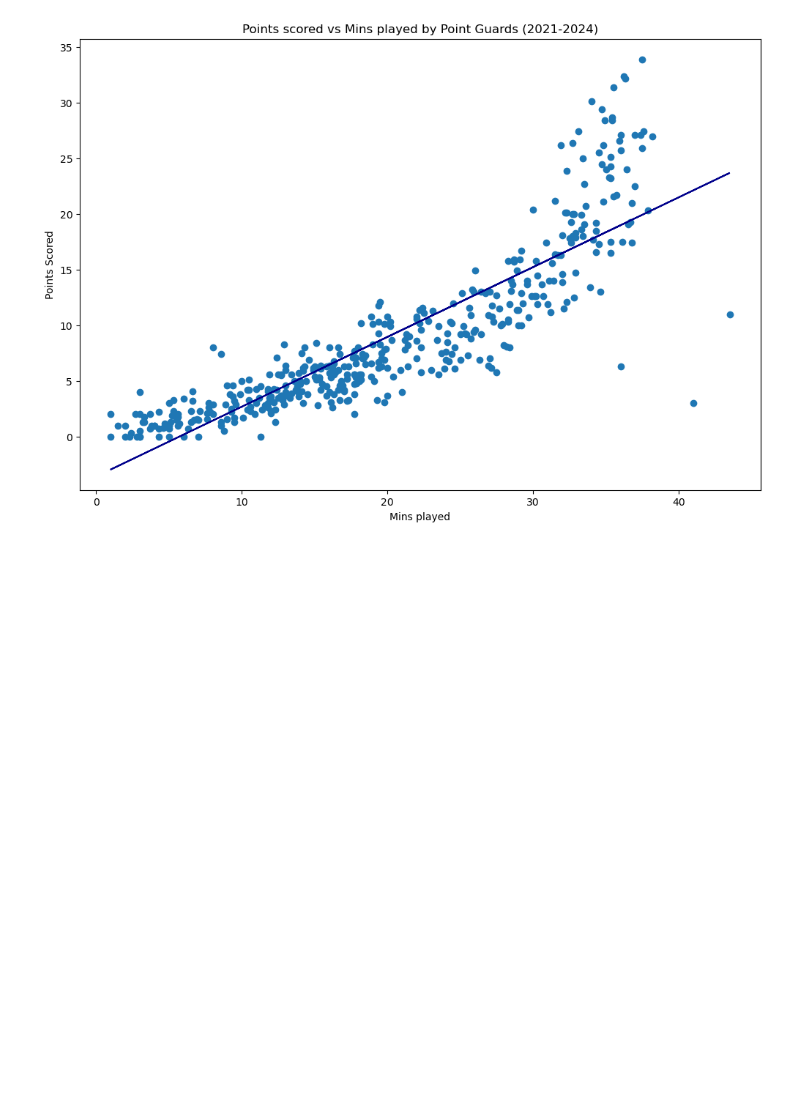
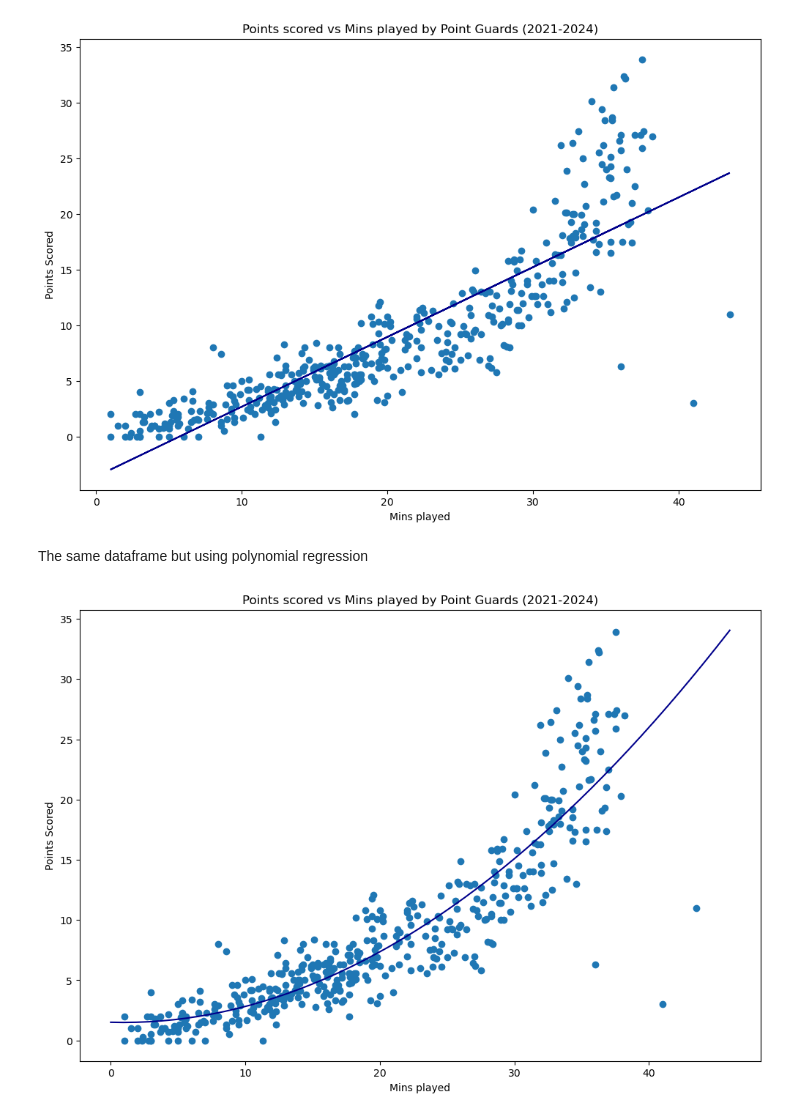
Before and after one commit to olvr446/NBAI, a Jupyter notebook: main.ipynb, the cells around one changed output. Cells and saved outputs as stored; diff of their text form; code cells hidden in the pictures; blank space fills up the shorter version.

Commit message:
adding polynomial regression

```diff
--- a/main.ipynb
+++ b/main.ipynb
@@ -95,3 +96,18 @@ plt.title("Points scored vs Mins played by Point Guards (2021-2024)")
 plt.show()
 # %% [output]
 [figure]
+# %% [markdown]
+The same dataframe but using polynomial regression
+# %%
+poly_model = np.poly1d(np.polyfit(pg_mins, pg_points, 3))
+poly_line = np.linspace(0, 46)
+
+plt.figure(figsize=(12,8))
+plt.scatter(pg_mins, pg_points)
+plt.plot(poly_line, poly_model(poly_line), color="darkblue")
+plt.xlabel("Mins played")
+plt.ylabel("Points Scored")
+plt.title("Points scored vs Mins played by Point Guards (2021-2024)")
+plt.show()
+# %% [output]
+[figure, added]
```
Also changed, not shown: parts of 1 cell of this notebook.
